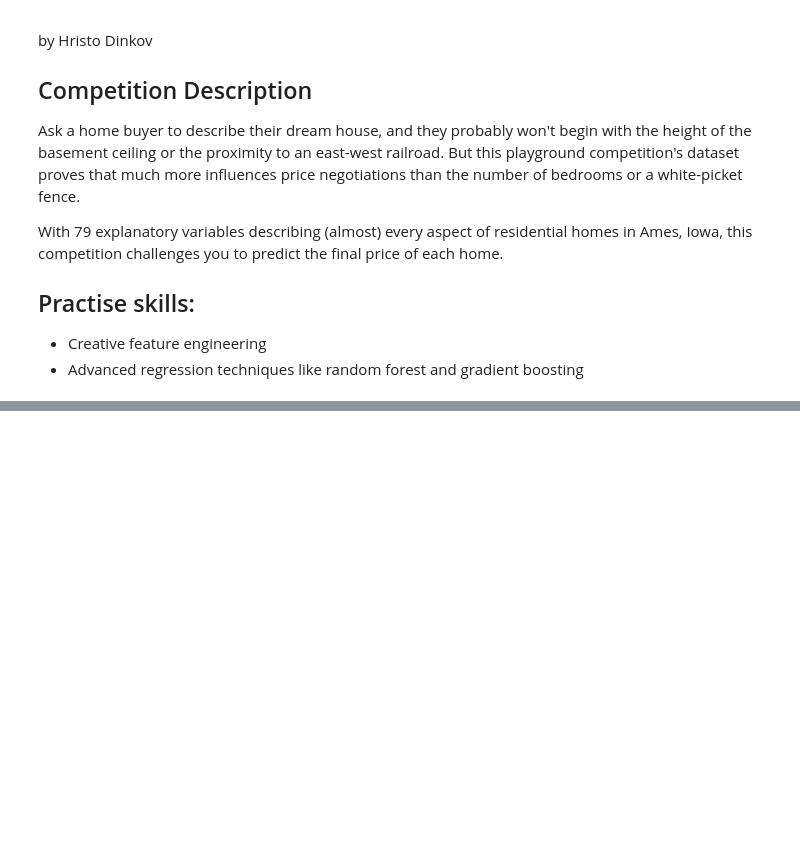
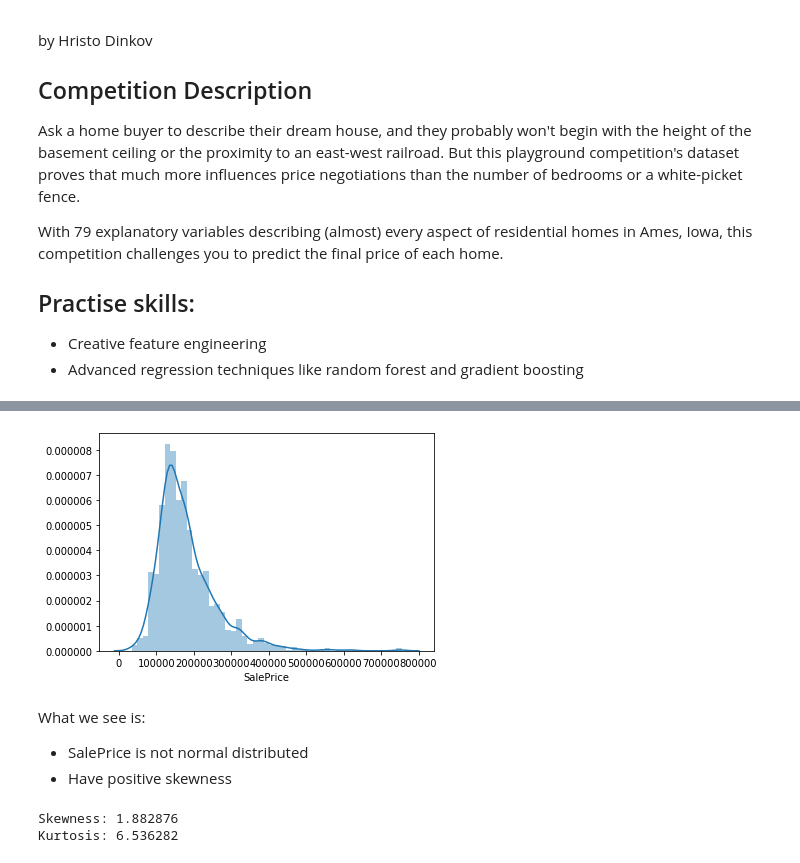
Before and after one commit to HristoDinkov/Machine-Learning-AI, a Jupyter notebook: Machine-Learning-Projects/Kaggle-Competitions/House_Prices_Advanced_Regression_Techniques.ipynb, the cells around one changed output, grey strips where cells are left out. Drawn from its saved outputs; the diff is of its cells as text; code cells hidden in the pictures; blank space fills up the shorter version.

Commit message:
improved Advance Regression Techniques

```diff
--- a/Machine-Learning-Projects/Kaggle-Competitions/House_Prices_Advanced_Regression_Techniques.ipynb
+++ b/Machine-Learning-Projects/Kaggle-Competitions/House_Prices_Advanced_Regression_Techniques.ipynb
@@ -15,0 +19,3 @@ With 79 explanatory variables describing (almost) every aspect of residential ho
+# %%
+df_train = pd.read_csv("Documents/GitHub/Machine-Learning-AI/Machine-Learning-Projects/Kaggle-Competitions/datasets/house-prices-advanced-regression-techniques/train.csv")
+df_test = pd.read_csv("Documents/GitHub/Machine-Learning-AI/Machine-Learning-Projects/Kaggle-Competitions/datasets/house-prices-advanced-regression-techniques/test.csv")
@@ -15,0 +61,16 @@ With 79 explanatory variables describing (almost) every aspect of residential ho
+# %%
+# Histogram
+sns.distplot(df_train.SalePrice);
+# %% [output]
+[figure, added]
+# %% [markdown]
+What we see is:
+* SalePrice is not normal distributed
+* Have positive skewness
+# %%
+#skewness and kurtosis
+print("Skewness: %f" % df_train['SalePrice'].skew())
+print("Kurtosis: %f" % df_train['SalePrice'].kurt())
+# %% [output]
+Skewness: 1.882876
+Kurtosis: 6.536282
```
Also changed, not shown: parts of 49 cells of this notebook, 7 other files.
